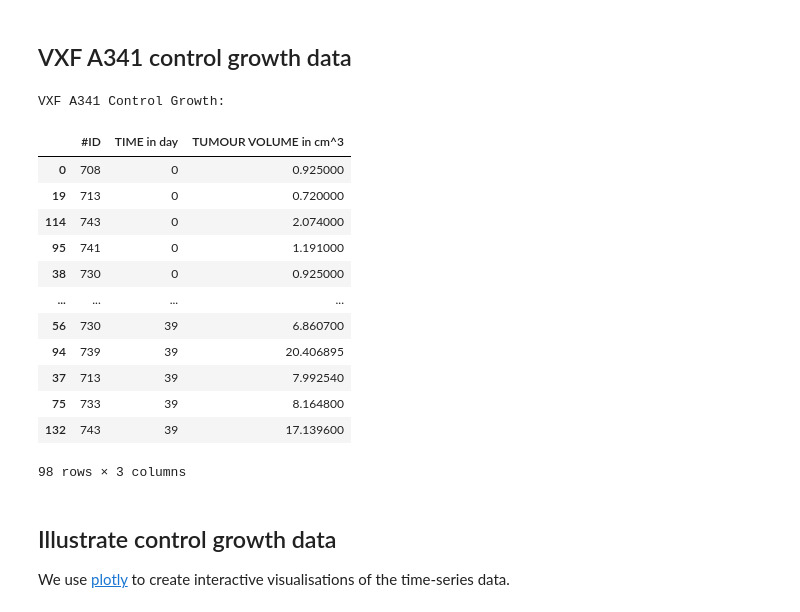
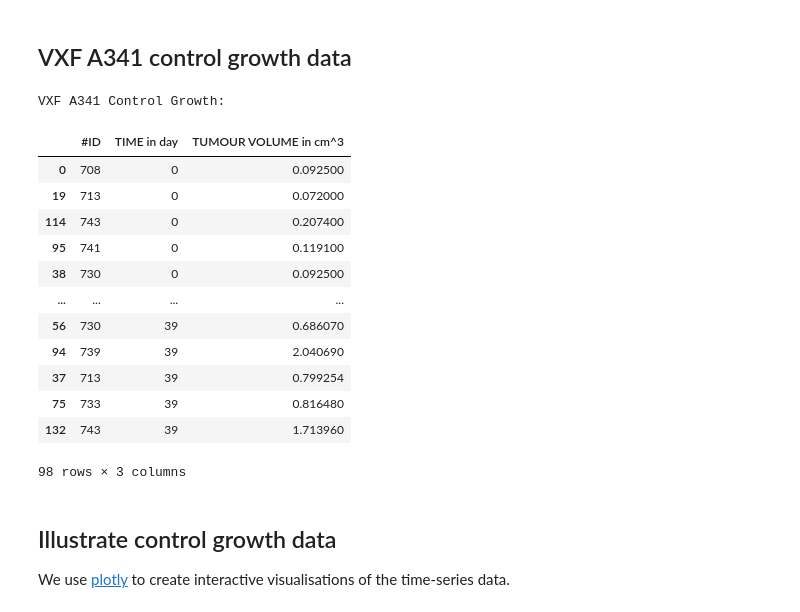
Before and after one commit to DavAug/ErlotinibGefitinib, a Jupyter notebook: notebooks/control_growth/data_preparation.ipynb, the cells around one changed output. Cells and saved outputs as stored; diff of their text form; code cells hidden in the pictures.

```diff
--- a/notebooks/control_growth/data_preparation.ipynb
+++ b/notebooks/control_growth/data_preparation.ipynb
@@ -210,45 +231,45 @@ vxf_data = vxf_data.rename(columns={'TIME': 'TIME in day'})
 
 # Raise error if DOSE, ADDL or II are not uni-valued
 if len(vxf_data['DOSE'].unique()) > 1:
     raise ValueError
 if len(vxf_data['ADDL'].unique()) > 1:
     raise ValueError
 if len(vxf_data['II'].unique()) > 1:
     raise ValueError
 
 # Keep only MICE, TIME and TUMOUR VOLUME column
 vxf_data = vxf_data[['MICE', 'TIME in day', 'TUMOUR VOLUME in mm^3']]
 
 # Rename MICE to #ID
 vxf_data = vxf_data.rename(columns={'MICE': '#ID'})
 
 # Sort data such that time is increasing (for later convenience)
 vxf_data.sort_values('TIME in day', inplace=True)
 
 # Convert tumour measurements to cm^3
-vxf_data['TUMOUR VOLUME in mm^3'] *= 10E-03
+vxf_data['TUMOUR VOLUME in mm^3'] *= 1E-03
 vxf_data = vxf_data.rename(columns={'TUMOUR VOLUME in mm^3': 'TUMOUR VOLUME in cm^3'})
 
 # Delete raw data from memory
 del vxf_data_raw
 
 # Display cleaned data set
 print('VXF A341 Control Growth:')
 vxf_data
 # %% [output]
 VXF A341 Control Growth:
 |  | #ID | TIME in day | TUMOUR VOLUME in cm^3 |
-| 0 | 708 | 0 | 0.925000 |
-| 19 | 713 | 0 | 0.720000 |
-| 114 | 743 | 0 | 2.074000 |
-| 95 | 741 | 0 | 1.191000 |
-| 38 | 730 | 0 | 0.925000 |
+| 0 | 708 | 0 | 0.092500 |
+| 19 | 713 | 0 | 0.072000 |
+| 114 | 743 | 0 | 0.207400 |
+| 95 | 741 | 0 | 0.119100 |
+| 38 | 730 | 0 | 0.092500 |
 | ... | ... | ... | ... |
-| 56 | 730 | 39 | 6.860700 |
-| 94 | 739 | 39 | 20.406895 |
-| 37 | 713 | 39 | 7.992540 |
-| 75 | 733 | 39 | 8.164800 |
-| 132 | 743 | 39 | 17.139600 |
+| 56 | 730 | 39 | 0.686070 |
+| 94 | 739 | 39 | 2.040690 |
+| 37 | 713 | 39 | 0.799254 |
+| 75 | 733 | 39 | 0.816480 |
+| 132 | 743 | 39 | 1.713960 |
 98 rows × 3 columns
 # %% [markdown]
 ## Illustrate control growth data
```
Also changed, not shown: parts of 3 cells of this notebook, 2 other files.
